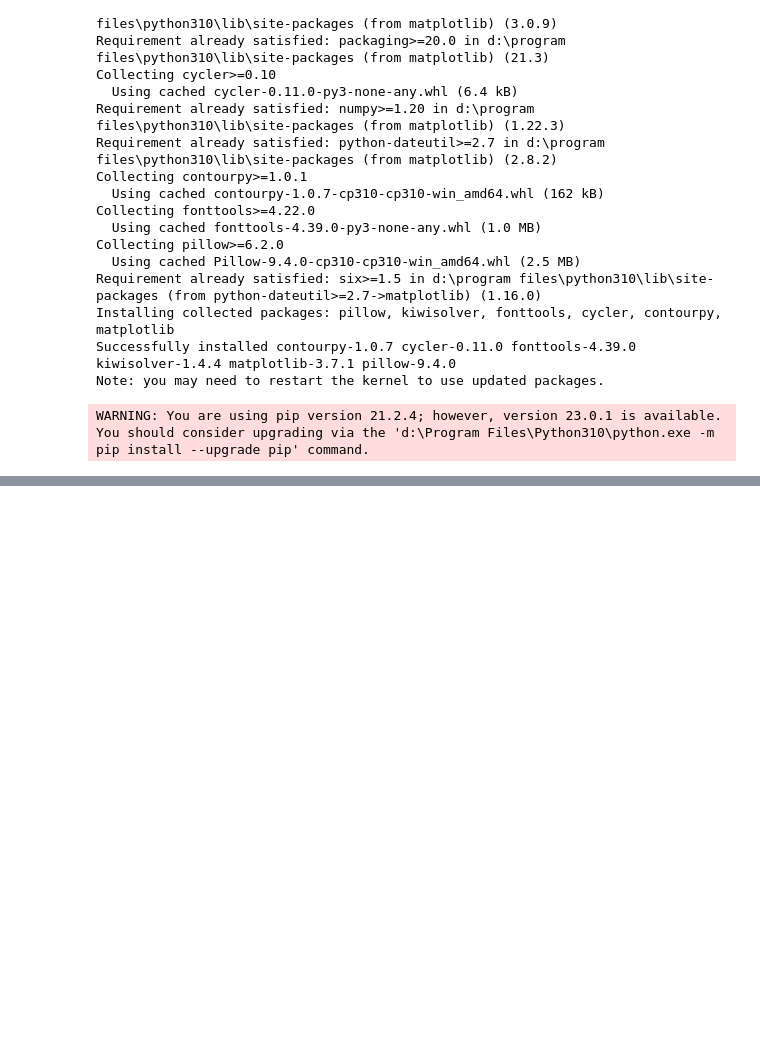
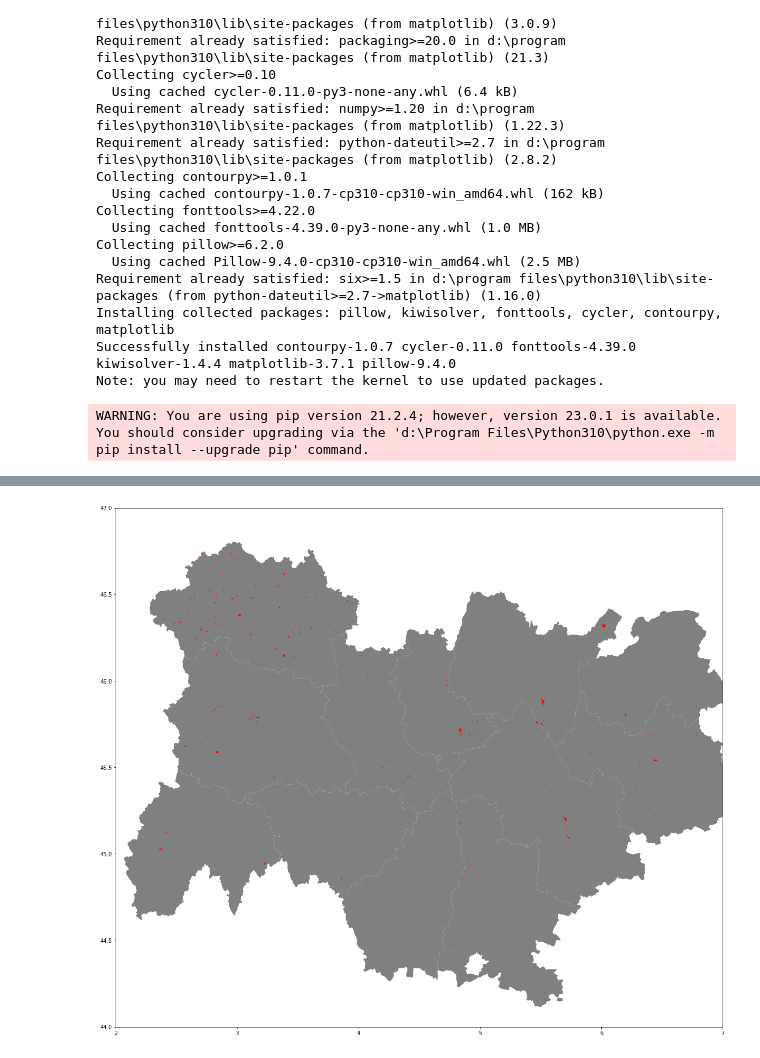
Before and after one commit to lanxuanete/oris_technical_exercise_data_engineer, a Jupyter notebook: technical_exercise.ipynb, the cells around one changed output, grey strips where cells are left out. Cells and saved outputs as stored; diff of their text form; code cells hidden in the pictures; blank space fills up the shorter version.

```diff
--- a/technical_exercise.ipynb
+++ b/technical_exercise.ipynb
@@ -119,0 +196,15 @@ gdf_output.to_csv('cartofriches_clean.csv',index=False,encoding='utf_8_sig')
+# %%
+france = gpd.read_file('contour-des-departements.geojson')
+# Rhône Alpes Auvergne Region
+region=['01','03','07','15','26','38','42','43','63','69','73','74']
+france=france[france['code'].isin(region) ]
+gpt_region=gdf[gdf['dep'].isin(region)]
+# %%
+fig, ax = plt.subplots(figsize=(20, 20))
+ax.set_xlim([2,7])
+ax.set_ylim([44,47])
+france.plot(ax=ax, color='grey')
+gpt_region.plot(ax=ax, color='red')
+plt.show()
+# %% [output]
+[figure, added]
```
Also changed, not shown: parts of 6 cells of this notebook.
